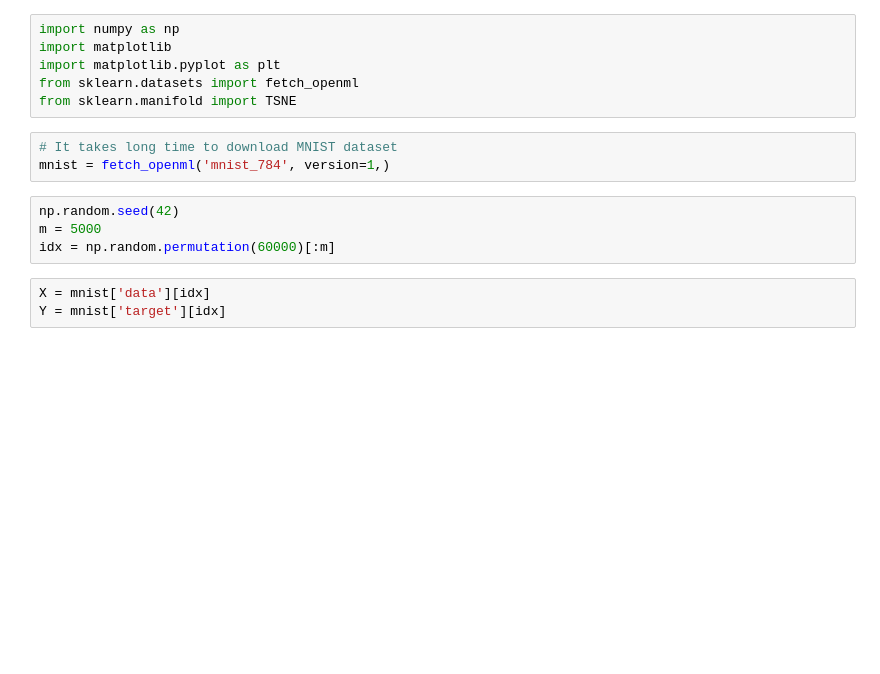
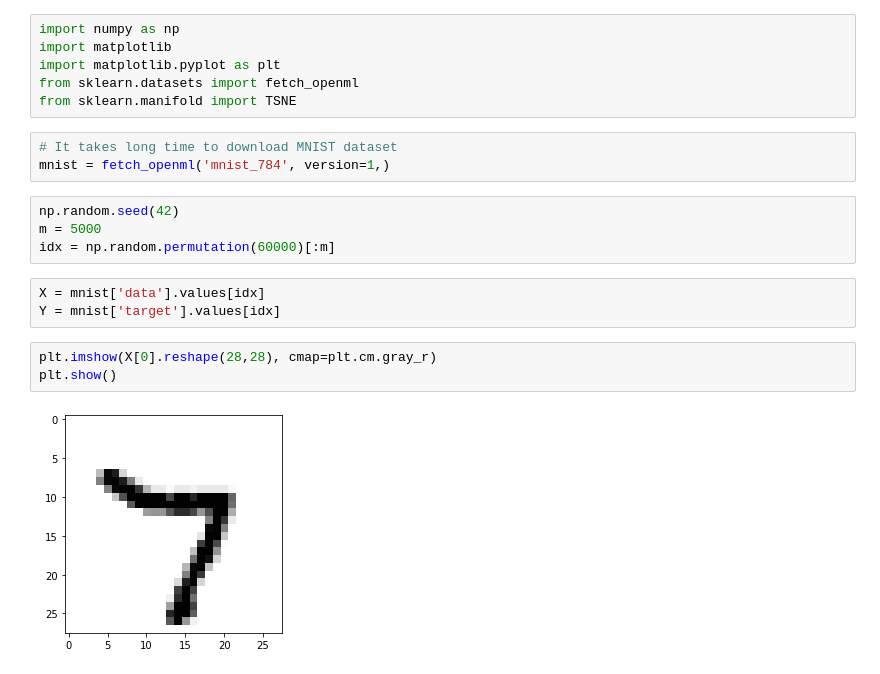
Before and after one commit to peisuke/ml-works, a Jupyter notebook: 8/8_2.ipynb, the cells around one changed output. Saved outputs shown, nothing was run; the diff lists cells and outputs as text; blank space fills up the shorter version.

```diff
--- a/8/8_2.ipynb
+++ b/8/8_2.ipynb
@@ -14,5 +21,10 @@ np.random.seed(42)
 m = 5000
 idx = np.random.permutation(60000)[:m]
 # %%
-X = mnist['data'][idx]
-Y = mnist['target'][idx]
+X = mnist['data'].values[idx]
+Y = mnist['target'].values[idx]
+# %%
+plt.imshow(X[0].reshape(28,28), cmap=plt.cm.gray_r)
+plt.show()
+# %% [output]
+[figure, added]
```
Also changed, not shown: parts of 6 cells of this notebook.
